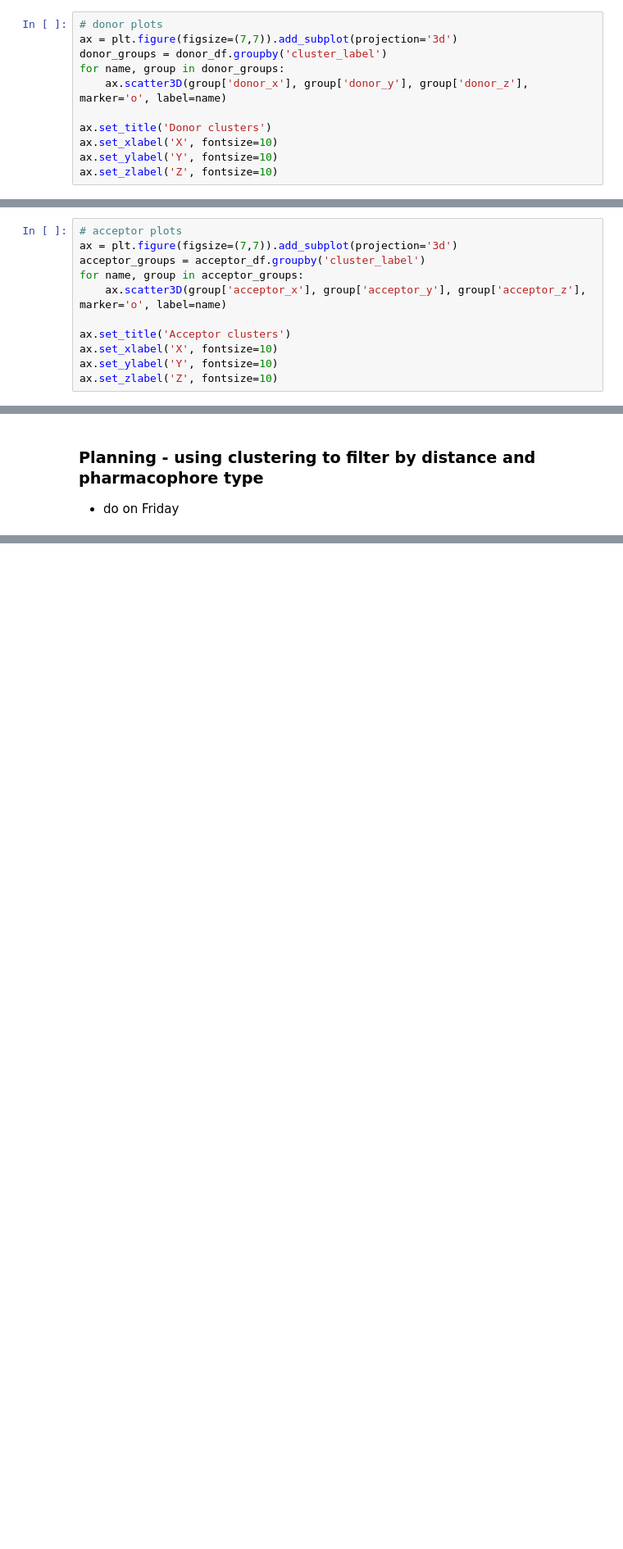
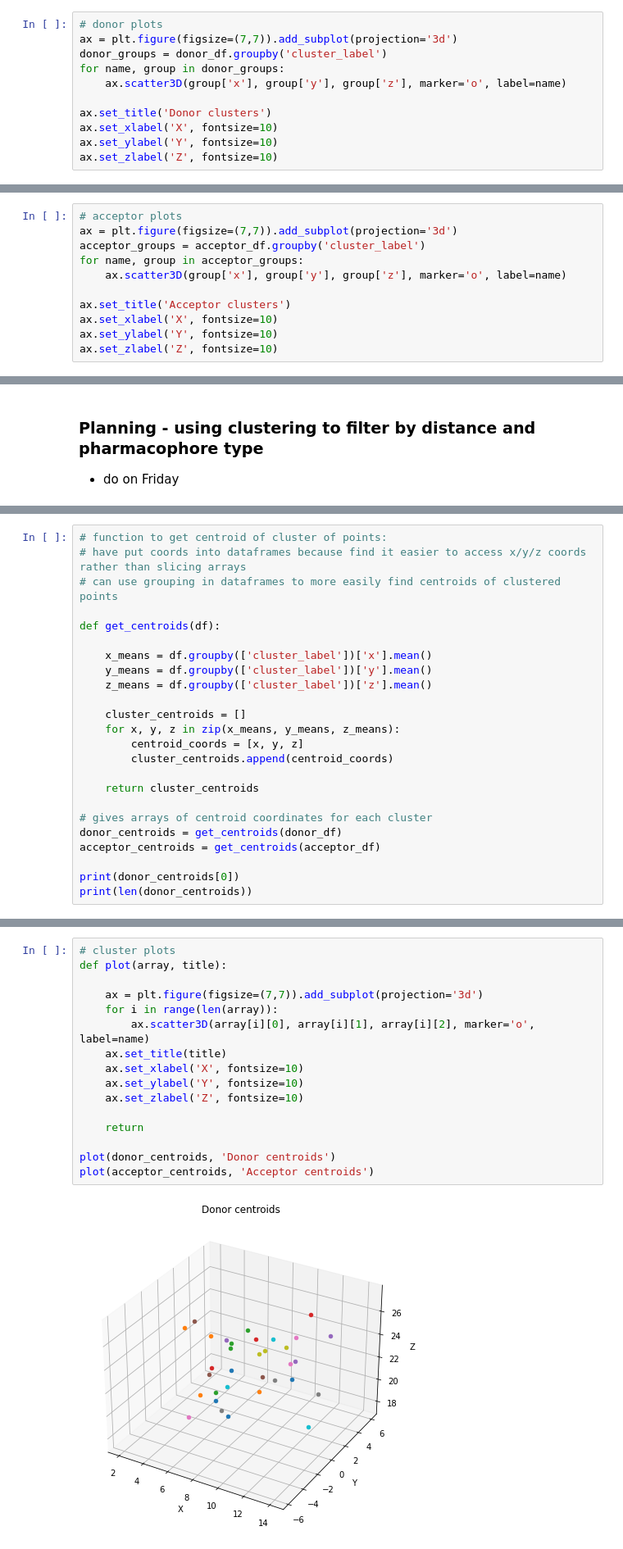
Before and after one commit to gemmagordon/xchem_rotation, a Jupyter notebook: get_pharma4_cloud.ipynb, the cells around one changed output, grey strips where cells are left out. Shown at 82% size. Cells and saved outputs as stored; diff of their text form; blank space fills up the shorter version.

```diff
--- a/get_pharma4_cloud.ipynb
+++ b/get_pharma4_cloud.ipynb
@@ -1061,7 +1045,7 @@ Cluster for each point:  [ 0 16  4  1 13 12 15  2  3 11  9  2  6 10  4 10  0  5
 ax = plt.figure(figsize=(7,7)).add_subplot(projection='3d')
 donor_groups = donor_df.groupby('cluster_label')
 for name, group in donor_groups:
-    ax.scatter3D(group['donor_x'], group['donor_y'], group['donor_z'], marker='o', label=name)
+    ax.scatter3D(group['x'], group['y'], group['z'], marker='o', label=name)
 
 ax.set_title('Donor clusters')
 ax.set_xlabel('X', fontsize=10)
@@ -1075,7 +1059,7 @@ Text(0.5, 0, 'Z')
 ax = plt.figure(figsize=(7,7)).add_subplot(projection='3d')
 acceptor_groups = acceptor_df.groupby('cluster_label')
 for name, group in acceptor_groups:
-    ax.scatter3D(group['acceptor_x'], group['acceptor_y'], group['acceptor_z'], marker='o', label=name)
+    ax.scatter3D(group['x'], group['y'], group['z'], marker='o', label=name)
 
 ax.set_title('Acceptor clusters')
 ax.set_xlabel('X', fontsize=10)
@@ -1102,0 +1088,24 @@ Figure out number of combinations for e.g. first query molecule when separate by
+# %%
+# function to get centroid of cluster of points:
+# have put coords into dataframes because find it easier to access x/y/z coords rather than slicing arrays
+# can use grouping in dataframes to more easily find centroids of clustered points
+
+def get_centroids(df):
+
+    x_means = df.groupby(['cluster_label'])['x'].mean()
+    y_means = df.groupby(['cluster_label'])['y'].mean()
+    z_means = df.groupby(['cluster_label'])['z'].mean()
+
+    cluster_centroids = []
+    for x, y, z in zip(x_means, y_means, z_means):
+        centroid_coords = [x, y, z]
+        cluster_centroids.append(centroid_coords)
+
+    return cluster_centroids
+
+# gives arrays of centroid coordinates for each cluster
+donor_centroids = get_centroids(donor_df)
+acceptor_centroids = get_centroids(acceptor_df)
+
+print(donor_centroids[0])
+print(len(donor_centroids))
@@ -1102,0 +1119,18 @@ Figure out number of combinations for e.g. first query molecule when separate by
+# %%
+# cluster plots
+def plot(array, title):
+
+    ax = plt.figure(figsize=(7,7)).add_subplot(projection='3d')
+    for i in range(len(array)):
+        ax.scatter3D(array[i][0], array[i][1], array[i][2], marker='o', label=name)
+    ax.set_title(title)
+    ax.set_xlabel('X', fontsize=10)
+    ax.set_ylabel('Y', fontsize=10)
+    ax.set_zlabel('Z', fontsize=10)
+
+    return
+
+plot(donor_centroids, 'Donor centroids')
+plot(acceptor_centroids, 'Acceptor centroids')
+# %% [output]
+[figure, added]
```
Also changed, not shown: parts of 19 cells of this notebook.
